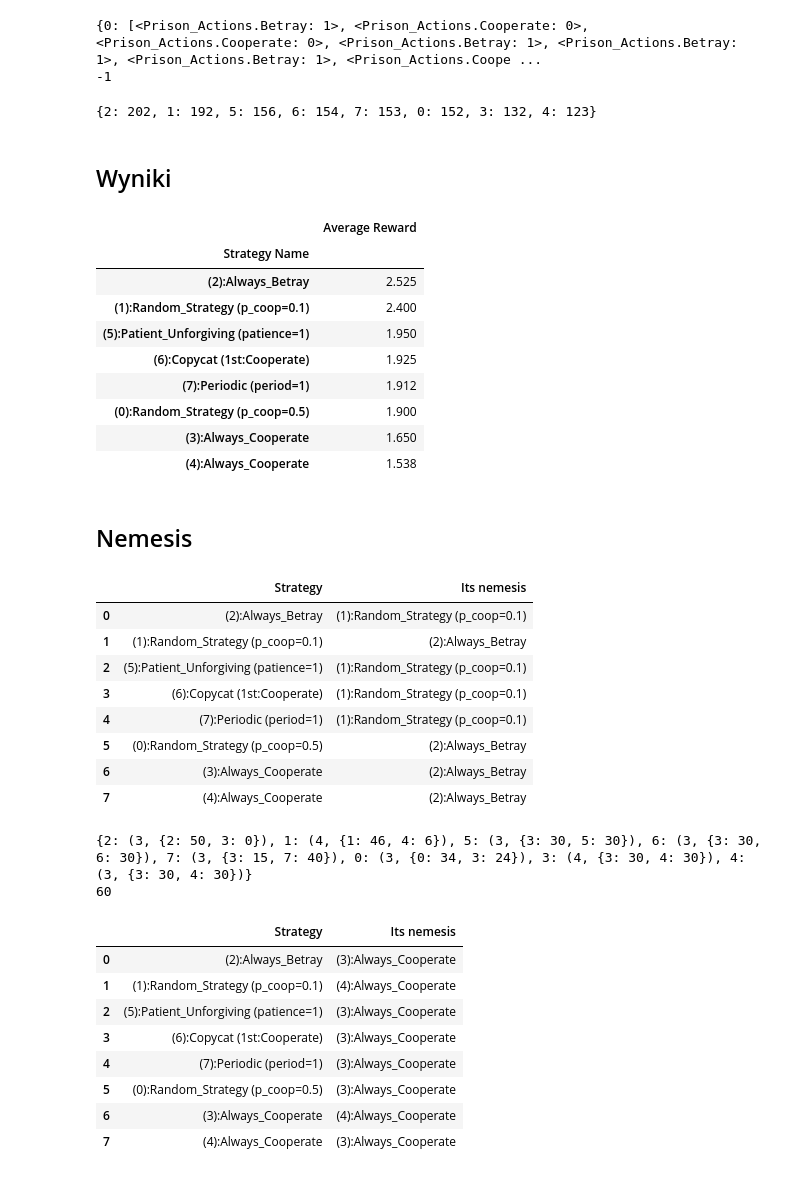
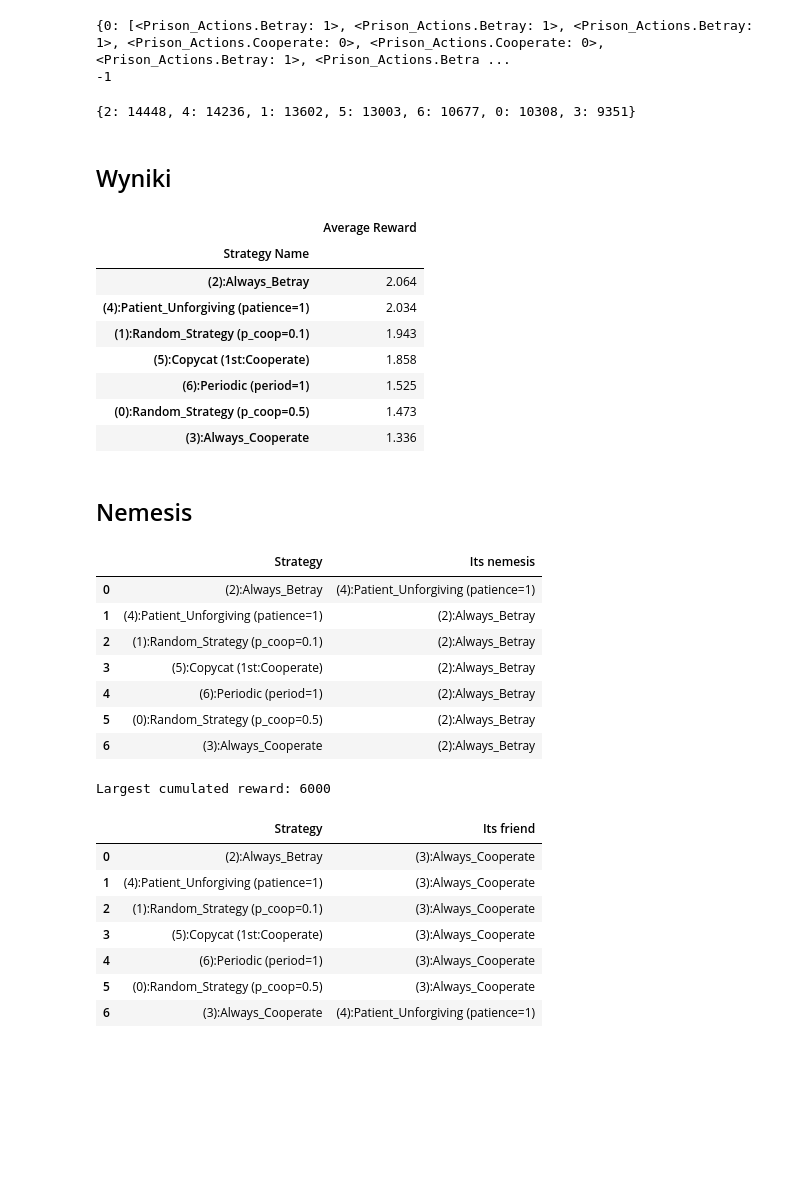
Before and after one commit to A-Rozmarynowicz/Prisoners_Dilemma_Simulator, a Jupyter notebook: source/main.ipynb, the cells around one changed output. Saved outputs shown, nothing was run; the diff lists cells and outputs as text; code cells hidden in the pictures; blank space fills up the shorter version.

```diff
--- a/source/main.ipynb
+++ b/source/main.ipynb
@@ -16,7 +19,6 @@ strategies_list = [
     Random_Strategy(actions=actions),
     Random_Strategy(actions=actions, p_coop=0.1),
     Always_Betray(actions=actions),
-    Always_Cooperate(actions=actions),
     Always_Cooperate(actions=actions),
     Patient_Unforgiving(actions=actions),
     Copycat(actions=actions),
@@ -40,7 +42,7 @@ for (i, s) in enumerate(strategies_list):
     strategies[i] = s
     s.Set_ID(i)
 # %%
-number_of_games = 10
+number_of_games = 1000
 total_games_explicit = True
 max_action_memory = -1
 
@@ -51,7 +53,7 @@ rewards.Sort_Total_Rewards()
 print(duel_matrix.Get_Action_History((0, 1)).Get_Action_History())
 print(Get_Index_By_Name(strategies, "Periodic"))
 # %% [output]
-{0: [<Prison_Actions.Betray: 1>, <Prison_Actions.Cooperate: 0>, <Prison_Actions.Cooperate: 0>, <Prison_Actions.Betray: 1>, <Prison_Actions.Betray: 1>, <Prison_Actions.Betray: 1>, <Prison_Actions.Coope ...
+{0: [<Prison_Actions.Betray: 1>, <Prison_Actions.Betray: 1>, <Prison_Actions.Betray: 1>, <Prison_Actions.Cooperate: 0>, <Prison_Actions.Cooperate: 0>, <Prison_Actions.Betray: 1>, <Prison_Actions.Betra ...
 -1
 # %%
 total_rewards = rewards.Get_Total_Rewards()
@@ -65,7 +67,7 @@ winner = next(iter(total_rewards))
 
 print(total_rewards)
 # %% [output]
-{2: 202, 1: 192, 5: 156, 6: 154, 7: 153, 0: 152, 3: 132, 4: 123}
+{2: 14448, 4: 14236, 1: 13602, 5: 13003, 6: 10677, 0: 10308, 3: 9351}
 # %%
 def Sort_Based_On_Total_Rewards(total_rewards, data):
     sorted_data = dict(sorted(
@@ -84,14 +86,13 @@ average_reward_per_round_df
 # %% [output]
 |  | Average Reward |
 | Strategy Name |  |
-| (2):Always_Betray | 2.525 |
-| (1):Random_Strategy (p_coop=0.1) | 2.400 |
-| (5):Patient_Unforgiving (patience=1) | 1.950 |
-| (6):Copycat (1st:Cooperate) | 1.925 |
-| (7):Periodic (period=1) | 1.912 |
-| (0):Random_Strategy (p_coop=0.5) | 1.900 |
-| (3):Always_Cooperate | 1.650 |
-| (4):Always_Cooperate | 1.538 |
+| (2):Always_Betray | 2.064 |
+| (4):Patient_Unforgiving (patience=1) | 2.034 |
+| (1):Random_Strategy (p_coop=0.1) | 1.943 |
+| (5):Copycat (1st:Cooperate) | 1.858 |
+| (6):Periodic (period=1) | 1.525 |
+| (0):Random_Strategy (p_coop=0.5) | 1.473 |
+| (3):Always_Cooperate | 1.336 |
 # %% [markdown]
 ## Nemesis
 # %%
@@ -111,53 +112,45 @@ nemesis_df = pd.DataFrame(
 display(nemesis_df)
 # %% [output]
 |  | Strategy | Its nemesis |
-| 0 | (2):Always_Betray | (1):Random_Strategy (p_coop=0.1) |
-| 1 | (1):Random_Strategy (p_coop=0.1) | (2):Always_Betray |
-| 2 | (5):Patient_Unforgiving (patience=1) | (1):Random_Strategy (p_coop=0.1) |
-| 3 | (6):Copycat (1st:Cooperate) | (1):Random_Strategy (p_coop=0.1) |
-| 4 | (7):Periodic (period=1) | (1):Random_Strategy (p_coop=0.1) |
+| 0 | (2):Always_Betray | (4):Patient_Unforgiving (patience=1) |
+| 1 | (4):Patient_Unforgiving (patience=1) | (2):Always_Betray |
+| 2 | (1):Random_Strategy (p_coop=0.1) | (2):Always_Betray |
+| 3 | (5):Copycat (1st:Cooperate) | (2):Always_Betray |
+| 4 | (6):Periodic (period=1) | (2):Always_Betray |
 | 5 | (0):Random_Strategy (p_coop=0.5) | (2):Always_Betray |
 | 6 | (3):Always_Cooperate | (2):Always_Betray |
-| 7 | (4):Always_Cooperate | (2):Always_Betray |
 # %%
 from Base_Modules.Nemesis import Friend_Best_Total_Score
 
 criterion = Friend_Best_Total_Score
 
 friends = criterion.Get_Nemesis(duel_rewards=duel_rewards)
 friends = Sort_Based_On_Total_Rewards(total_rewards=total_rewards, data=friends)
 friends_per_name = criterion.Translate_Nemesis_To_Strategy_Names(strategies=strategies, nemesis=friends)
 
-print(friends)
-
 largets_shared_victory = 0
-
-# print(friends.values())
 
 for (_, rewards) in friends.values():
     largets_shared_victory = max(largets_shared_victory, sum(rewards.values()))
 
-# largets_shared_victory = sum(list(friends.values())[0][1].values())
-print(largets_shared_victory)
+print(f"Largest cumulated reward: {largets_shared_victory}")
 
 friends_df = pd.DataFrame(
     [(k, v[0]) for k, v in friends_per_name.items()],
-    columns=["Strategy", "Its nemesis"]
+    columns=["Strategy", "Its friend"]
 )
 
 display(friends_df)
 # %% [output]
-{2: (3, {2: 50, 3: 0}), 1: (4, {1: 46, 4: 6}), 5: (3, {3: 30, 5: 30}), 6: (3, {3: 30, 6: 30}), 7: (3, {3: 15, 7: 40}), 0: (3, {0: 34, 3: 24}), 3: (4, {3: 30, 4: 30}), 4: (3, {3: 30, 4: 30})}
-60
+Largest cumulated reward: 6000
-|  | Strategy | Its nemesis |
+|  | Strategy | Its friend |
 | 0 | (2):Always_Betray | (3):Always_Cooperate |
-| 1 | (1):Random_Strategy (p_coop=0.1) | (4):Always_Cooperate |
-| 2 | (5):Patient_Unforgiving (patience=1) | (3):Always_Cooperate |
-| 3 | (6):Copycat (1st:Cooperate) | (3):Always_Cooperate |
-| 4 | (7):Periodic (period=1) | (3):Always_Cooperate |
+| 1 | (4):Patient_Unforgiving (patience=1) | (3):Always_Cooperate |
+| 2 | (1):Random_Strategy (p_coop=0.1) | (3):Always_Cooperate |
+| 3 | (5):Copycat (1st:Cooperate) | (3):Always_Cooperate |
+| 4 | (6):Periodic (period=1) | (3):Always_Cooperate |
 | 5 | (0):Random_Strategy (p_coop=0.5) | (3):Always_Cooperate |
-| 6 | (3):Always_Cooperate | (4):Always_Cooperate |
-| 7 | (4):Always_Cooperate | (3):Always_Cooperate |
+| 6 | (3):Always_Cooperate | (4):Patient_Unforgiving (patience=1) |
 # %%
 # Per match
 
```
Also changed, not shown: parts of 4 cells of this notebook, 1 other file.
